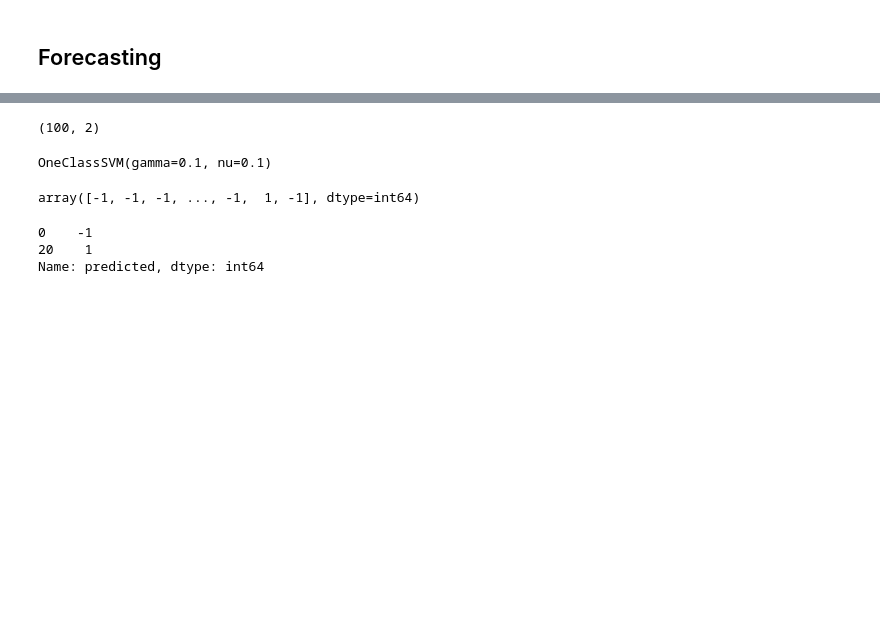
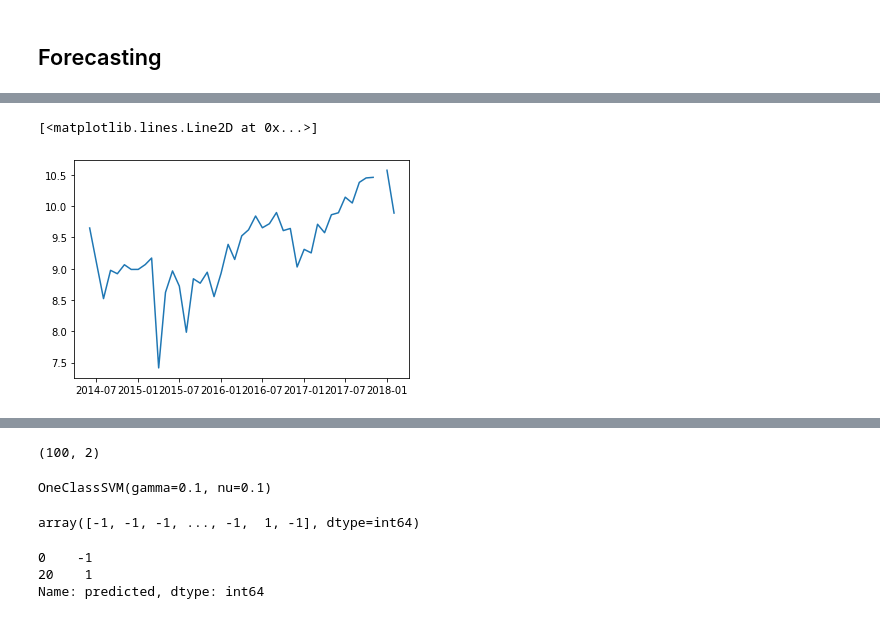
Before and after one commit to julioportellah/task2-financial-data, a Jupyter notebook: purchase_analysis.ipynb, the cells around one changed output, grey strips where cells are left out. Drawn from its saved outputs; the diff is of its cells as text; code cells hidden in the pictures; blank space fills up the shorter version.

```diff
--- a/purchase_analysis.ipynb
+++ b/purchase_analysis.ipynb
@@ -269,0 +388,6 @@ plt.show()
+# %%
+ts_log = np.log(y2)
+plt.plot(ts_log)
+# %% [output]
+[<matplotlib.lines.Line2D at 0x...>]
+[figure, added]
```
Also changed, not shown: parts of 50 cells of this notebook, 22 other files.
